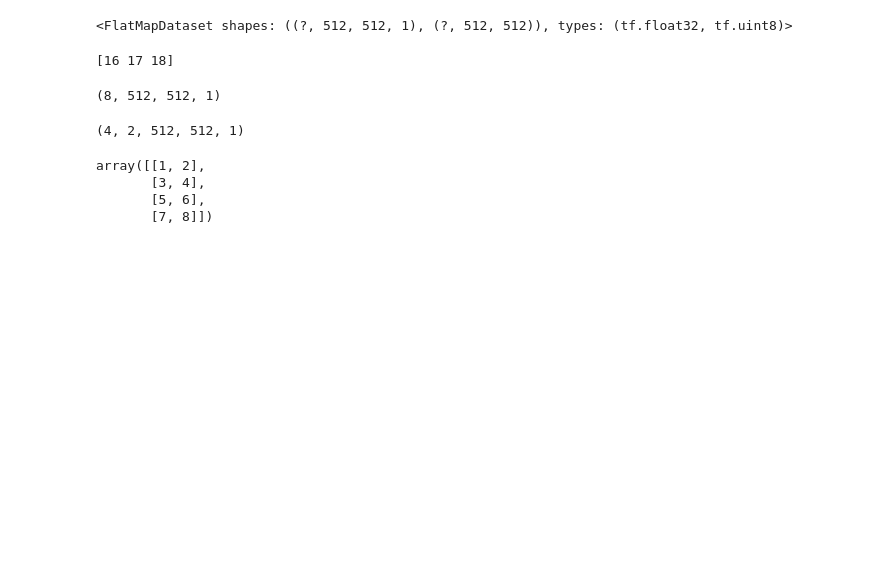
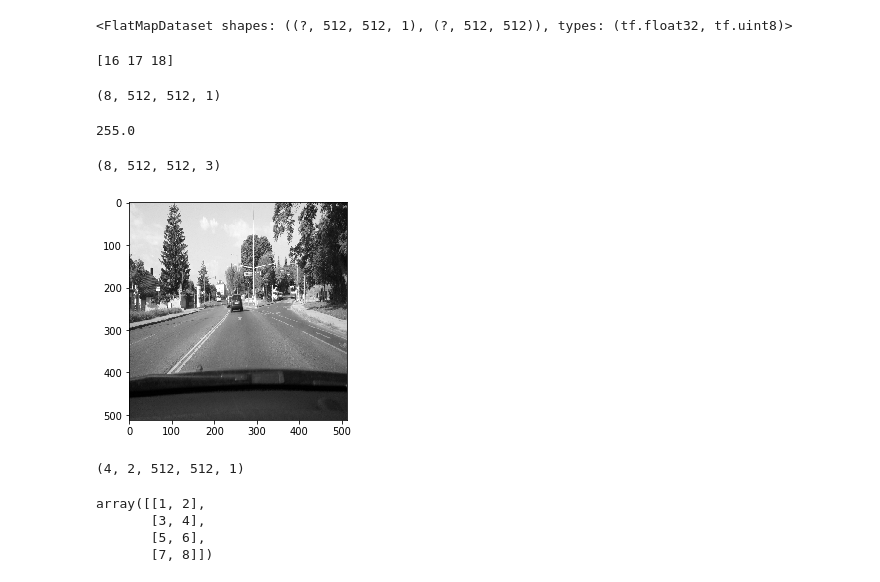
Before and after one commit to mikolajblaz/uw-unet, a Jupyter notebook: train-dev.ipynb, the cells around one changed output. Drawn from its saved outputs; the diff is of its cells as text; code cells hidden in the pictures; blank space fills up the shorter version.

```diff
--- a/train-dev.ipynb
+++ b/train-dev.ipynb
@@ -256,6 +256,20 @@ import numpy as np
 batch_xs.shape
 # %% [output]
 (8, 512, 512, 1)
+# %%
+np.max(batch_xs)
+# %% [output]
+255.0
+# %%
+batch_rgb = np.stack([batch_xs[:, :, :, 0]] * 3, axis=-1)
+batch_rgb.shape
+# %% [output]
+(8, 512, 512, 3)
+# %%
+plt.imshow(np.int32(batch_rgb[0]))
+plt.show()
+# %% [output]
+[figure, added]
 # %%
 sh = batch_xs.shape
 grouped = np.reshape(batch_xs, (sh[0] // 2, 2, sh[1], sh[2], sh[3]))
```
Also changed, not shown: parts of 8 cells of this notebook, 2 other files.
